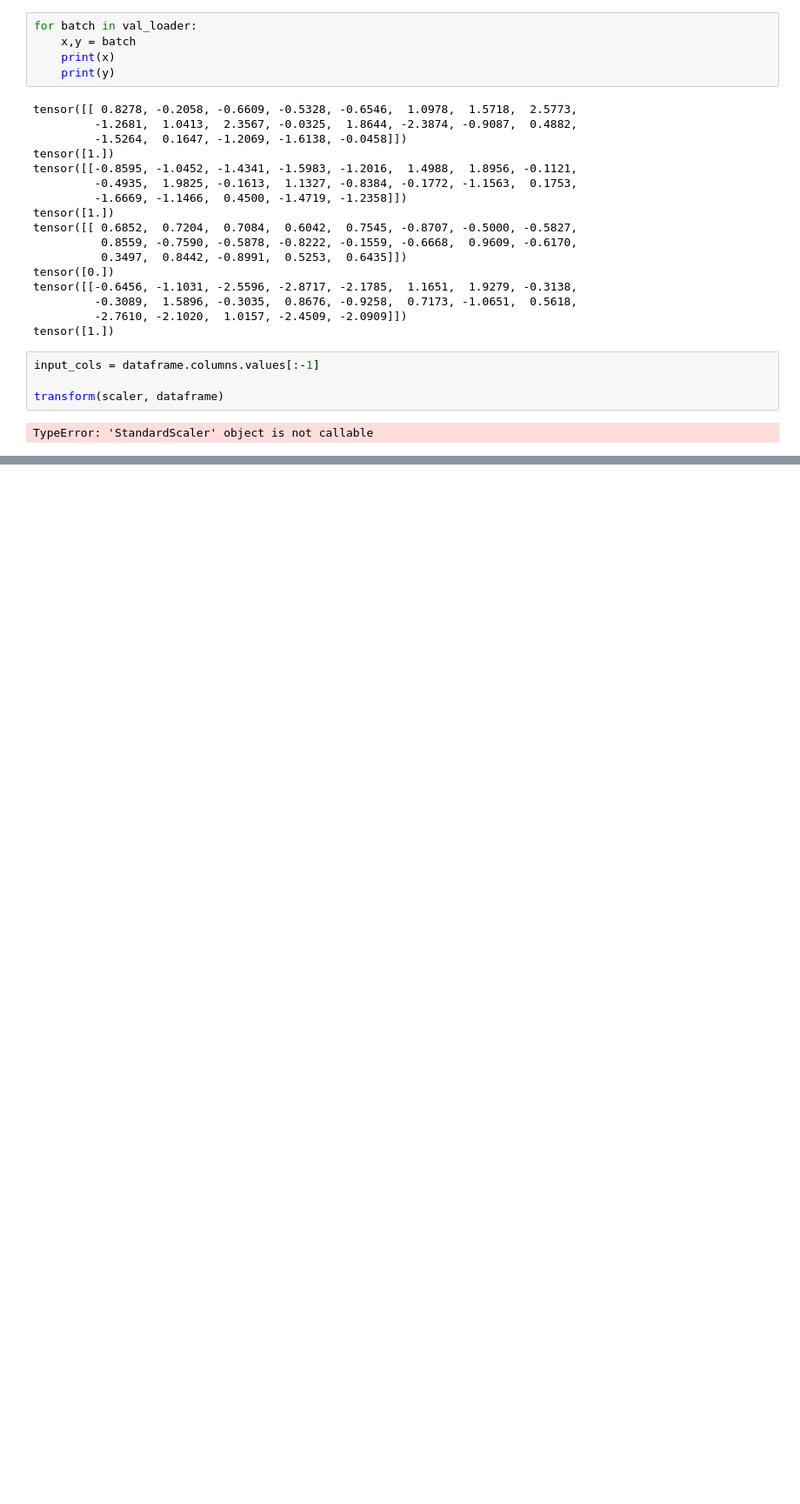
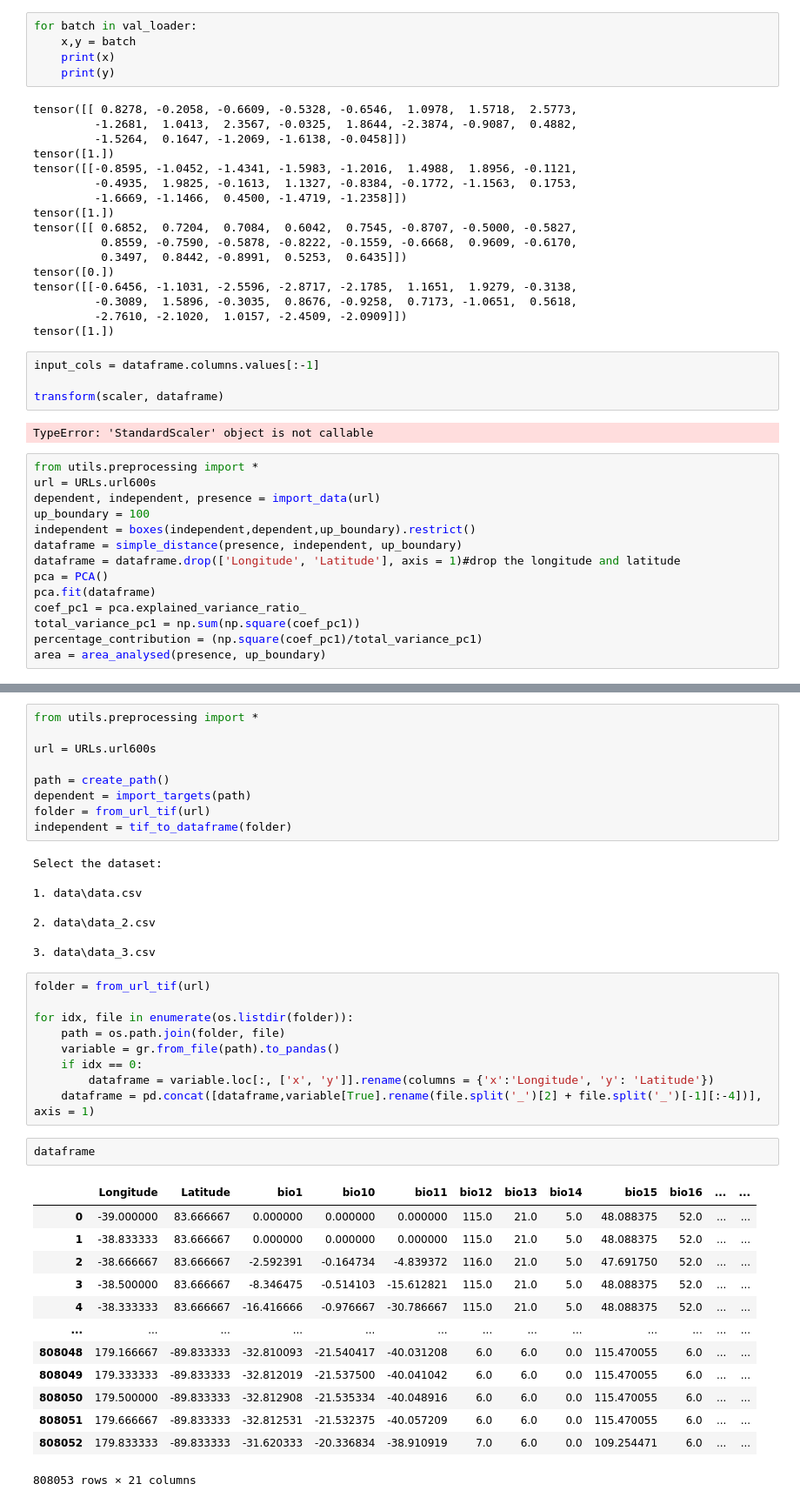
Before and after one commit to Jorgedavyd/PDG, a Jupyter notebook: preprocessing_runs.ipynb, the cells around one changed output, grey strips where cells are left out. Shown: that part at 87% size. Saved outputs shown, nothing was run; the diff lists cells and outputs as text; blank space fills up the shorter version.

```diff
--- a/preprocessing_runs.ipynb
+++ b/preprocessing_runs.ipynb
@@ -984,3 +992,17 @@ input_cols = dataframe.columns.values[:-1]
 transform(scaler, dataframe)
 # %% [output]
 TypeError: 'StandardScaler' object is not callable
+# %%
+from utils.preprocessing import *
+url = URLs.url600s
+dependent, independent, presence = import_data(url)
+up_boundary = 100
+independent = boxes(independent,dependent,up_boundary).restrict()
+dataframe = simple_distance(presence, independent, up_boundary)
+dataframe = dataframe.drop(['Longitude', 'Latitude'], axis = 1)#drop the longitude and latitude
+pca = PCA()
+pca.fit(dataframe)
+coef_pc1 = pca.explained_variance_ratio_
+total_variance_pc1 = np.sum(np.square(coef_pc1))
+percentage_contribution = (np.square(coef_pc1)/total_variance_pc1)
+area = area_analysed(presence, up_boundary)
@@ -986,0 +1036,42 @@ TypeError: 'StandardScaler' object is not callable
+# %%
+from utils.preprocessing import *
+
+url = URLs.url600s
+
+path = create_path()
+dependent = import_targets(path)
+folder = from_url_tif(url)
+independent = tif_to_dataframe(folder)
+# %% [output]
+Select the dataset:
+
+1. data\data.csv
+
+2. data\data_2.csv
+
+3. data\data_3.csv
+# %%
+folder = from_url_tif(url)
+
+for idx, file in enumerate(os.listdir(folder)):
+    path = os.path.join(folder, file)
+    variable = gr.from_file(path).to_pandas()
+    if idx == 0:
+        dataframe = variable.loc[:, ['x', 'y']].rename(columns = {'x':'Longitude', 'y': 'Latitude'})
+    dataframe = pd.concat([dataframe,variable[True].rename(file.split('_')[2] + file.split('_')[-1][:-4])], axis = 1)
+# %%
+dataframe
+# %% [output]
+|  | Longitude | Latitude | bio1 | bio10 | bio11 | bio12 | bio13 | bio14 | bio15 | bio16 | ... | ... |
+| 0 | -39.000000 | 83.666667 | 0.000000 | 0.000000 | 0.000000 | 115.0 | 21.0 | 5.0 | 48.088375 | 52.0 | ... | ... |
+| 1 | -38.833333 | 83.666667 | 0.000000 | 0.000000 | 0.000000 | 115.0 | 21.0 | 5.0 | 48.088375 | 52.0 | ... | ... |
+| 2 | -38.666667 | 83.666667 | -2.592391 | -0.164734 | -4.839372 | 116.0 | 21.0 | 5.0 | 47.691750 | 52.0 | ... | ... |
+| 3 | -38.500000 | 83.666667 | -8.346475 | -0.514103 | -15.612821 | 115.0 | 21.0 | 5.0 | 48.088375 | 52.0 | ... | ... |
+| 4 | -38.333333 | 83.666667 | -16.416666 | -0.976667 | -30.786667 | 115.0 | 21.0 | 5.0 | 48.088375 | 52.0 | ... | ... |
+| ... | ... | ... | ... | ... | ... | ... | ... | ... | ... | ... | ... | ... |
+| 808048 | 179.166667 | -89.833333 | -32.810093 | -21.540417 | -40.031208 | 6.0 | 6.0 | 0.0 | 115.470055 | 6.0 | ... | ... |
+| 808049 | 179.333333 | -89.833333 | -32.812019 | -21.537500 | -40.041042 | 6.0 | 6.0 | 0.0 | 115.470055 | 6.0 | ... | ... |
+| 808050 | 179.500000 | -89.833333 | -32.812908 | -21.535334 | -40.048916 | 6.0 | 6.0 | 0.0 | 115.470055 | 6.0 | ... | ... |
+| 808051 | 179.666667 | -89.833333 | -32.812531 | -21.532375 | -40.057209 | 6.0 | 6.0 | 0.0 | 115.470055 | 6.0 | ... | ... |
+| 808052 | 179.833333 | -89.833333 | -31.620333 | -20.336834 | -38.910919 | 7.0 | 6.0 | 0.0 | 109.254471 | 6.0 | ... | ... |
+808053 rows × 21 columns
```
Also changed, not shown: parts of 11 cells of this notebook, 4 other files.
